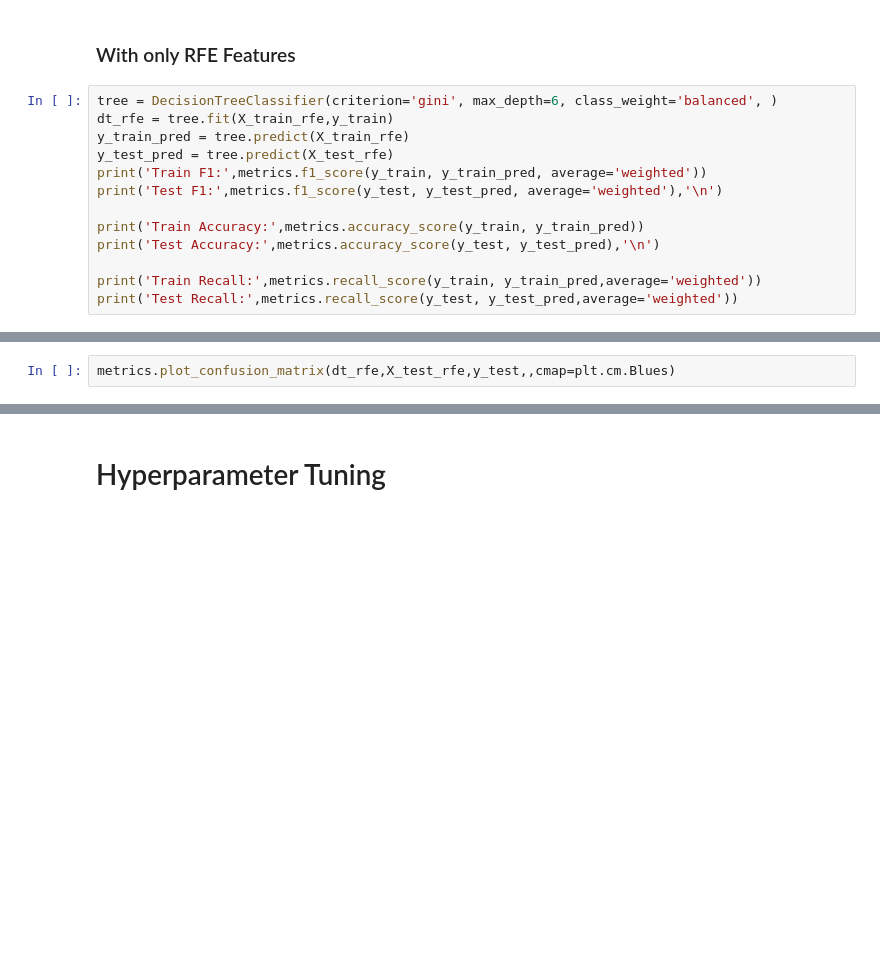
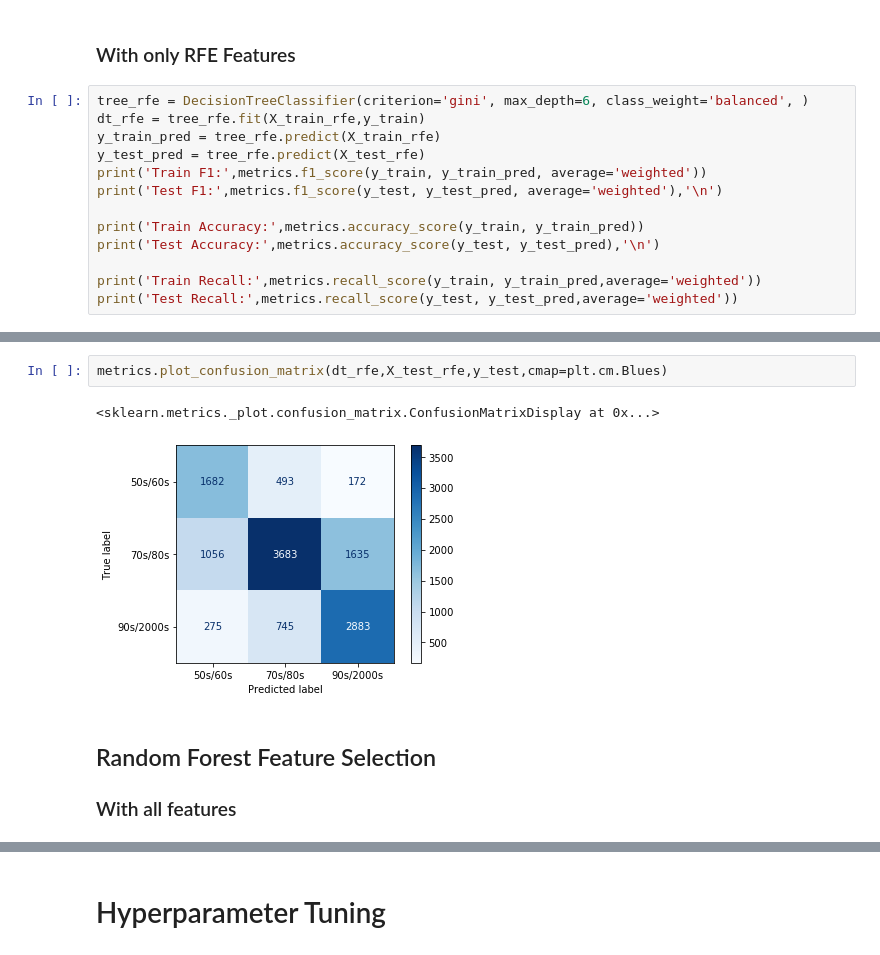
Before and after one commit to khyateed/song-classification-project, a Jupyter notebook: modeling_process.ipynb, the cells around one changed output, grey strips where cells are left out. Drawn from its saved outputs; the diff is of its cells as text; blank space fills up the shorter version.

```diff
--- a/modeling_process.ipynb
+++ b/modeling_process.ipynb
@@ -468,10 +529,10 @@ NameError: name 'class_names' is not defined
 # %% [markdown]
 ### With only RFE Features
 # %%
-tree = DecisionTreeClassifier(criterion='gini', max_depth=6, class_weight='balanced', )
-dt_rfe = tree.fit(X_train_rfe,y_train)
-y_train_pred = tree.predict(X_train_rfe)
-y_test_pred = tree.predict(X_test_rfe)
+tree_rfe = DecisionTreeClassifier(criterion='gini', max_depth=6, class_weight='balanced', )
+dt_rfe = tree_rfe.fit(X_train_rfe,y_train)
+y_train_pred = tree_rfe.predict(X_train_rfe)
+y_test_pred = tree_rfe.predict(X_test_rfe)
 print('Train F1:',metrics.f1_score(y_train, y_train_pred, average='weighted'))
 print('Test F1:',metrics.f1_score(y_test, y_test_pred, average='weighted'),'\n')
 
@@ -483,2 +553,8 @@ print('Test Recall:',metrics.recall_score(y_test, y_test_pred,average='weighted'
 # %%
-metrics.plot_confusion_matrix(dt_rfe,X_test_rfe,y_test,,cmap=plt.cm.Blues)
+metrics.plot_confusion_matrix(dt_rfe,X_test_rfe,y_test,cmap=plt.cm.Blues)
+# %% [output]
+<sklearn.metrics._plot.confusion_matrix.ConfusionMatrixDisplay at 0x...>
+[figure, added]
+# %% [markdown]
+## Random Forest Feature Selection
+### With all features
```
Also changed, not shown: parts of 77 cells of this notebook.
